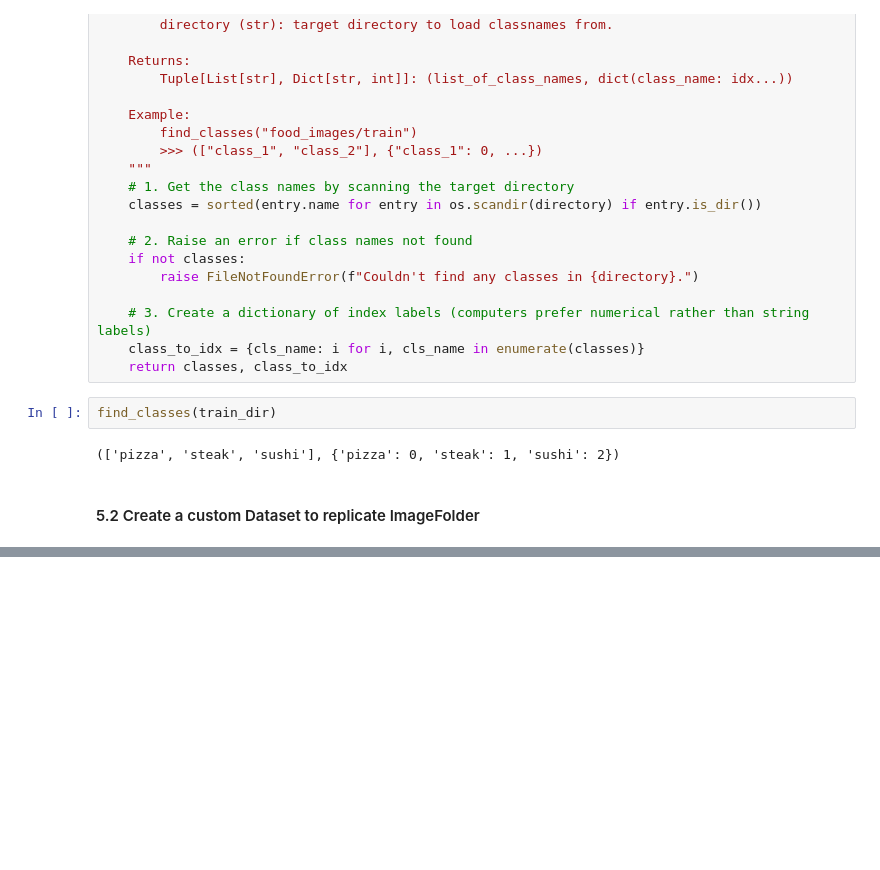
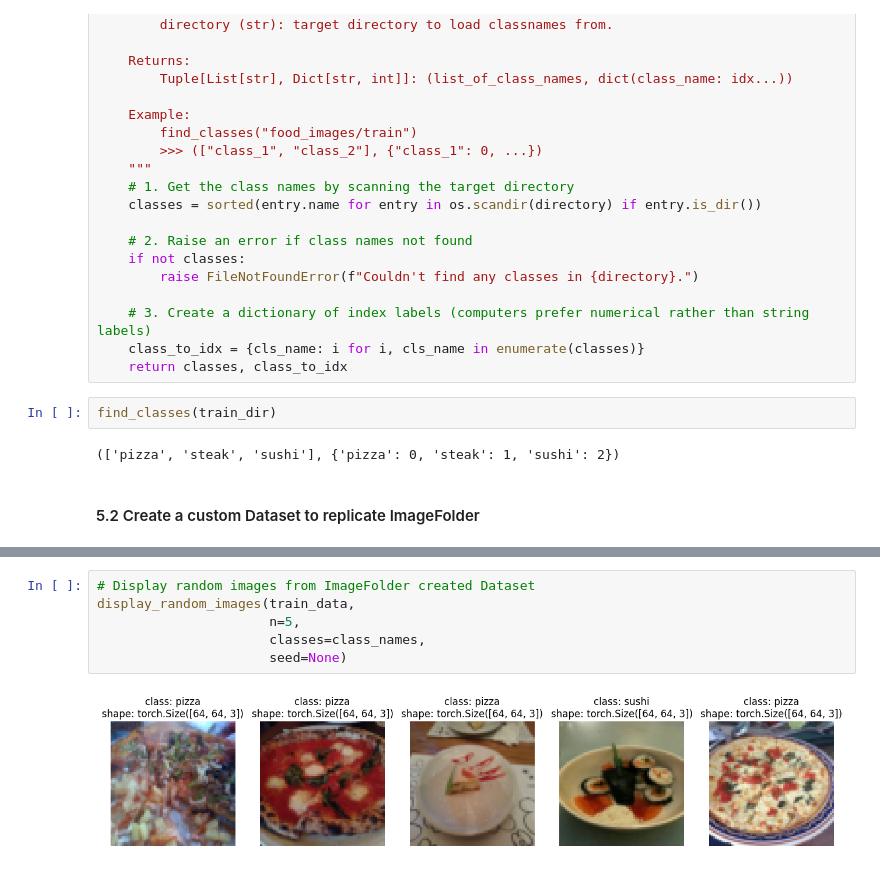
Before and after one commit to suhridgit/pytorchZeroToMastery, a Jupyter notebook: 04_pytorch_custom_datasets.ipynb, the cells around one changed output, grey strips where cells are left out. Cells and saved outputs as stored; diff of their text form; blank space fills up the shorter version.

```diff
--- a/04_pytorch_custom_datasets.ipynb
+++ b/04_pytorch_custom_datasets.ipynb
@@ -357,0 +478,8 @@ find_classes(train_dir)
+# %%
+# Display random images from ImageFolder created Dataset
+display_random_images(train_data,
+                      n=5,
+                      classes=class_names,
+                      seed=None)
+# %% [output]
+[figure, added]
```
Also changed, not shown: parts of 17 cells of this notebook.
